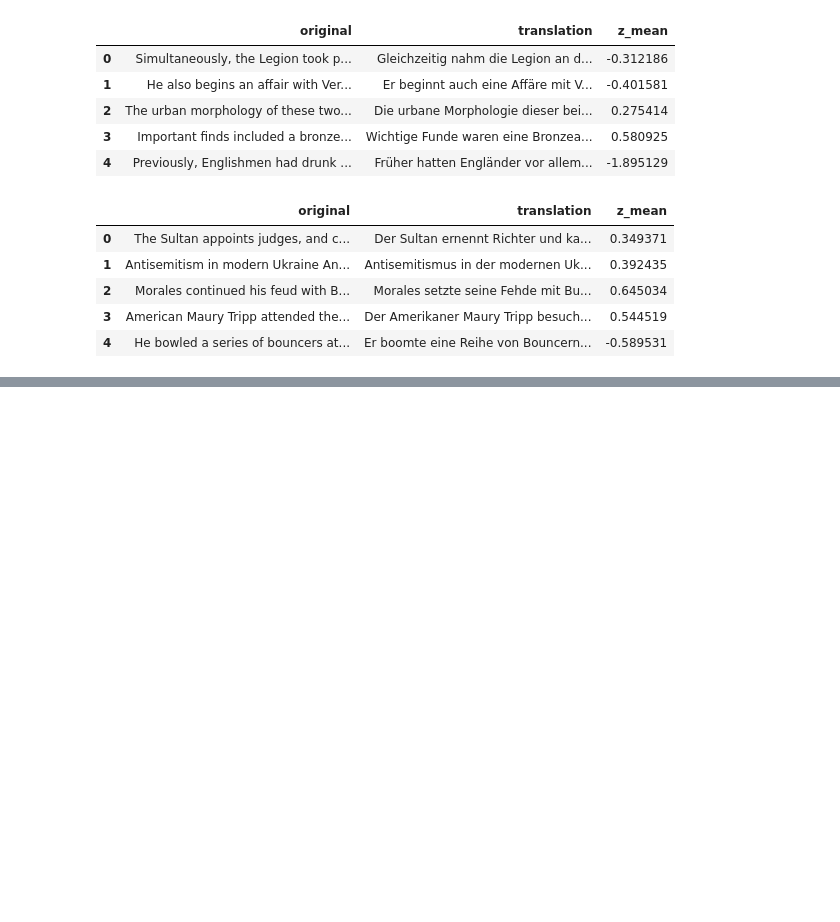
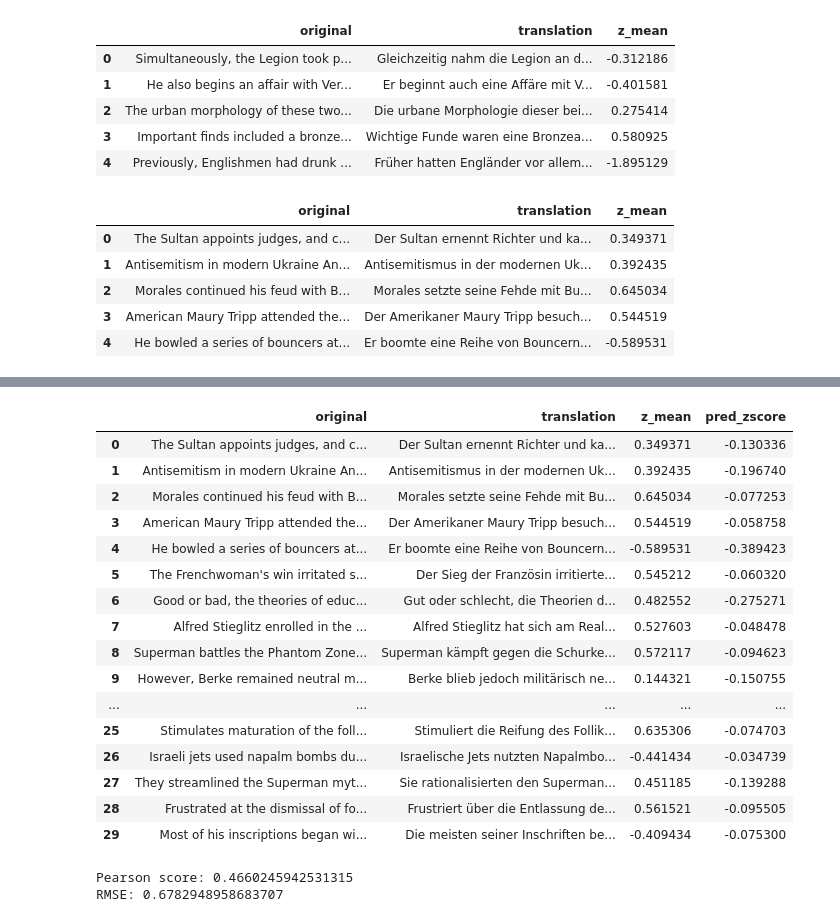
Before and after one commit to haleyrx/qe_project, a Jupyter notebook: transquest.ipynb, the cells around one changed output, grey strips where cells are left out. Saved outputs shown, nothing was run; the diff lists cells and outputs as text; code cells hidden in the pictures; blank space fills up the shorter version.

```diff
--- a/transquest.ipynb
+++ b/transquest.ipynb
@@ -295,0 +530,43 @@ IndentationError: unexpected indent (<ipython-input-7-e5c9ed129cf5>, line 6)
+# %%
+originals, translations, predictions, real_values = get_predictions(model,test_data_loader)
+# %%
+preds = predictions.numpy().squeeze()
+labels = real_values.numpy().squeeze()
+original = np.array(originals)
+translation = np.array(translations)
+# %%
+df_results = pd.DataFrame()
+df_results['original'] = original
+df_results['translation'] = translation
+df_results['z_mean'] = labels
+df_results['pred_zscore'] = preds
+# %%
+df_results = un_fit(df_results, 'pred_zscore')
+# %%
+df_results.head(30)
+# %% [output]
+|  | original | translation | z_mean | pred_zscore |
+| 0 | The Sultan appoints judges, and c... | Der Sultan ernennt Richter und ka... | 0.349371 | -0.130336 |
+| 1 | Antisemitism in modern Ukraine An... | Antisemitismus in der modernen Uk... | 0.392435 | -0.196740 |
+| 2 | Morales continued his feud with B... | Morales setzte seine Fehde mit Bu... | 0.645034 | -0.077253 |
+| 3 | American Maury Tripp attended the... | Der Amerikaner Maury Tripp besuch... | 0.544519 | -0.058758 |
+| 4 | He bowled a series of bouncers at... | Er boomte eine Reihe von Bouncern... | -0.589531 | -0.389423 |
+| 5 | The Frenchwoman's win irritated s... | Der Sieg der Französin irritierte... | 0.545212 | -0.060320 |
+| 6 | Good or bad, the theories of educ... | Gut oder schlecht, die Theorien d... | 0.482552 | -0.275271 |
+| 7 | Alfred Stieglitz enrolled in the ... | Alfred Stieglitz hat sich am Real... | 0.527603 | -0.048478 |
+| 8 | Superman battles the Phantom Zone... | Superman kämpft gegen die Schurke... | 0.572117 | -0.094623 |
+| 9 | However, Berke remained neutral m... | Berke blieb jedoch militärisch ne... | 0.144321 | -0.150755 |
+| ... | ... | ... | ... | ... |
+| 25 | Stimulates maturation of the foll... | Stimuliert die Reifung des Follik... | 0.635306 | -0.074703 |
+| 26 | Israeli jets used napalm bombs du... | Israelische Jets nutzten Napalmbo... | -0.441434 | -0.034739 |
+| 27 | They streamlined the Superman myt... | Sie rationalisierten den Superman... | 0.451185 | -0.139288 |
+| 28 | Frustrated at the dismissal of fo... | Frustriert über die Entlassung de... | 0.561521 | -0.095505 |
+| 29 | Most of his inscriptions began wi... | Die meisten seiner Inschriften be... | -0.409434 | -0.075300 |
+# %%
+pearson, _ = stats.pearsonr(df_results['pred_zscore'], df_results['z_mean'])
+rmse = mean_squared_error(df_results['z_mean'], df_results['pred_zscore'], squared=False)
+print("Pearson score: {}".format(pearson))
+print("RMSE: {}".format(rmse))
+# %% [output]
+Pearson score: 0.4660245942531315
+RMSE: 0.6782948958683707
```
Also changed, not shown: parts of 40 cells of this notebook.
